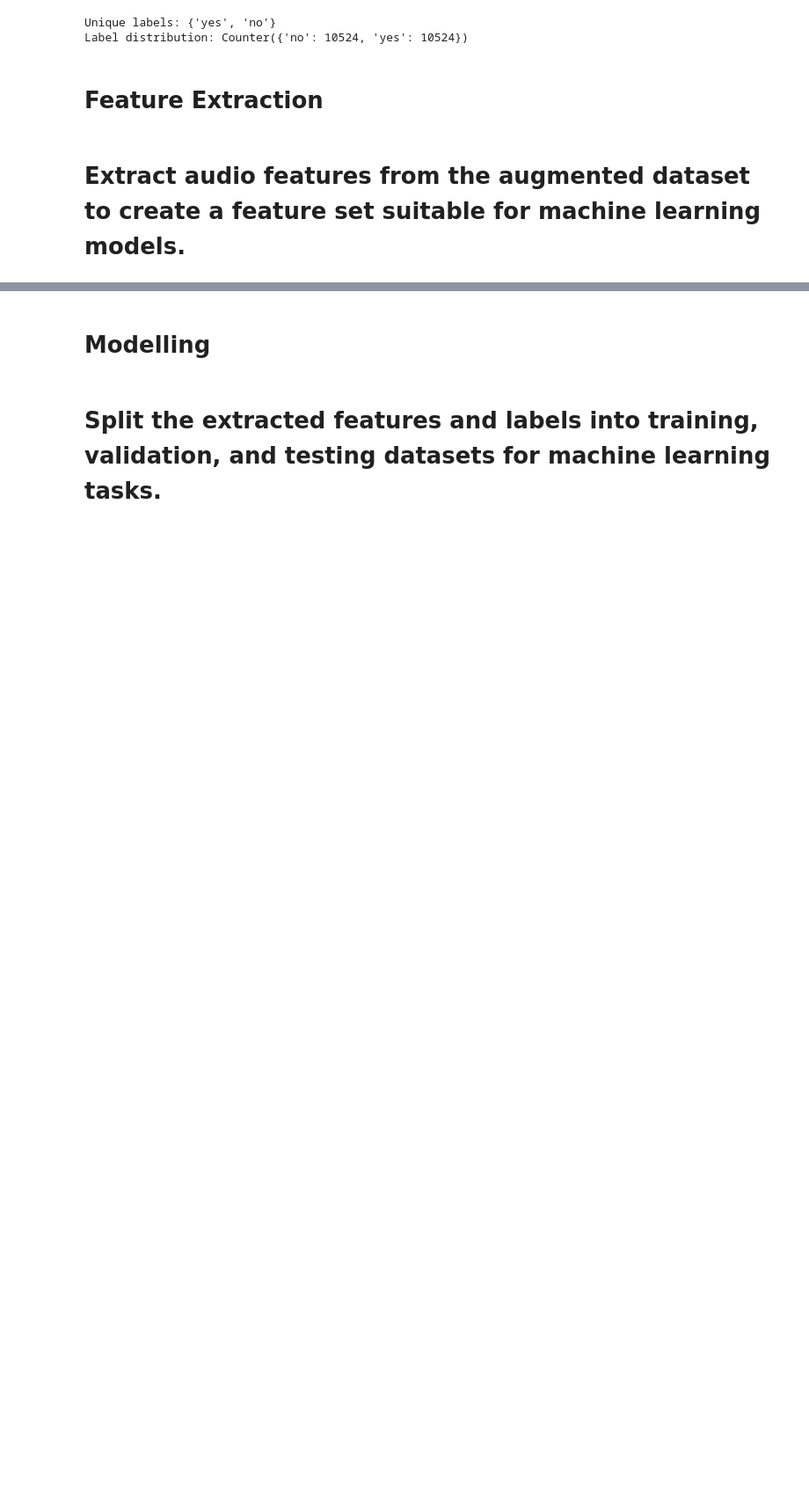
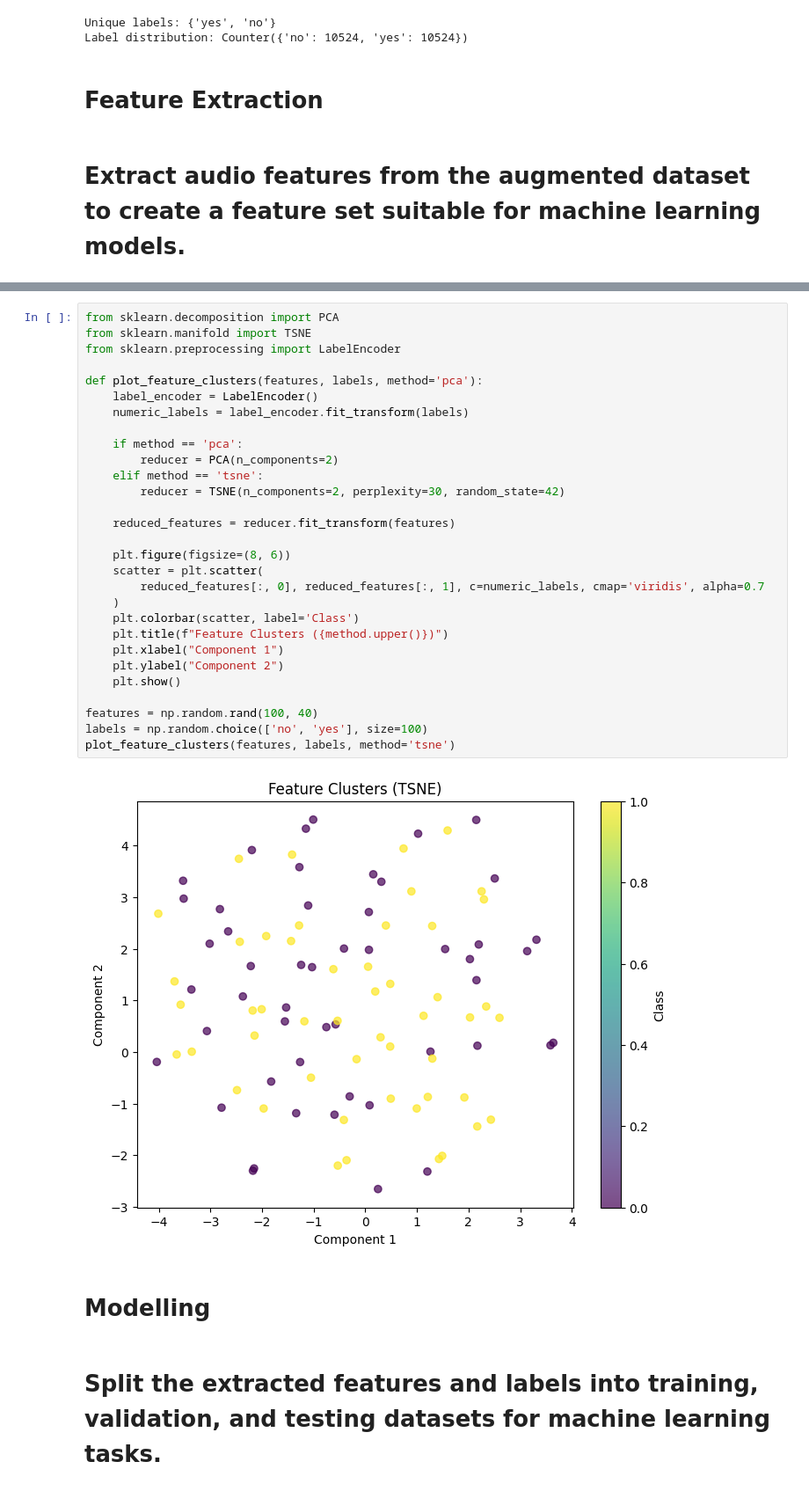
Before and after one commit to AshrafHussain23/Semester_3_Thesis, a Jupyter notebook: Scream Detection.ipynb, the cells around one changed output, grey strips where cells are left out. Shown at 88% size. Saved outputs shown, nothing was run; the diff lists cells and outputs as text; blank space fills up the shorter version.

```diff
--- a/Scream Detection.ipynb
+++ b/Scream Detection.ipynb
@@ -375,3 +339,34 @@ Unique labels: ['no' 'yes']
+# %%
+from sklearn.decomposition import PCA
+from sklearn.manifold import TSNE
+from sklearn.preprocessing import LabelEncoder
+
+def plot_feature_clusters(features, labels, method='pca'):
+    label_encoder = LabelEncoder()
+    numeric_labels = label_encoder.fit_transform(labels)
+
+    if method == 'pca':
+        reducer = PCA(n_components=2)
+    elif method == 'tsne':
+        reducer = TSNE(n_components=2, perplexity=30, random_state=42)
+
+    reduced_features = reducer.fit_transform(features)
+
+    plt.figure(figsize=(8, 6))
+    scatter = plt.scatter(
+        reduced_features[:, 0], reduced_features[:, 1], c=numeric_labels, cmap='viridis', alpha=0.7
+    )
+    plt.colorbar(scatter, label='Class')
+    plt.title(f"Feature Clusters ({method.upper()})")
+    plt.xlabel("Component 1")
+    plt.ylabel("Component 2")
+    plt.show()
+
+features = np.random.rand(100, 40)
+labels = np.random.choice(['no', 'yes'], size=100)
+plot_feature_clusters(features, labels, method='tsne')
+# %% [output]
+[figure, added]
 # %% [markdown]
 # Modelling
 # %% [markdown]
```
Also changed, not shown: parts of 35 cells of this notebook.
